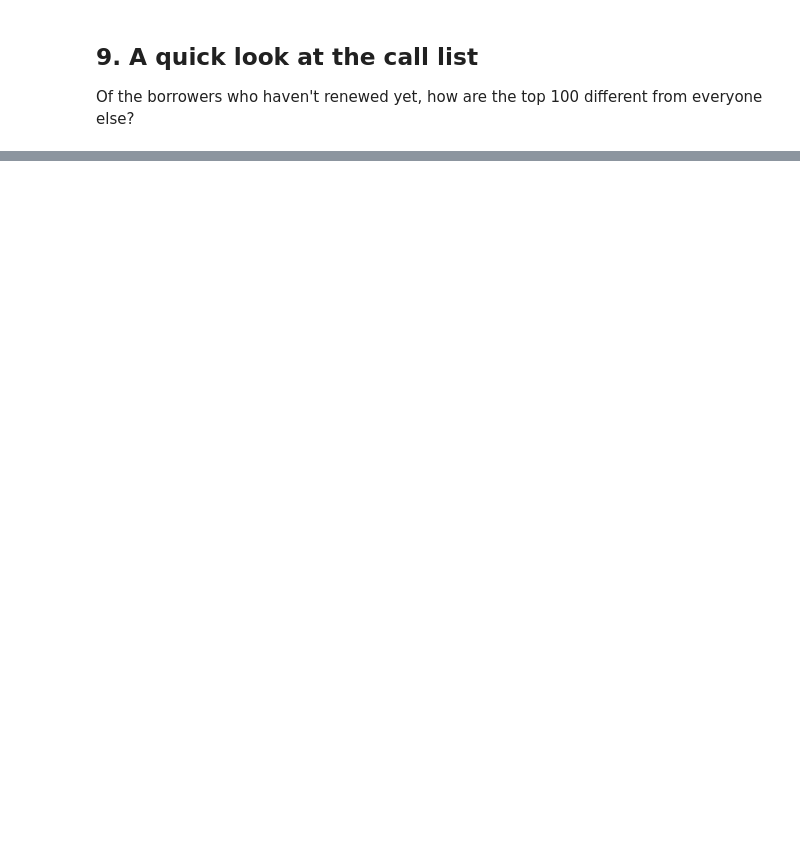
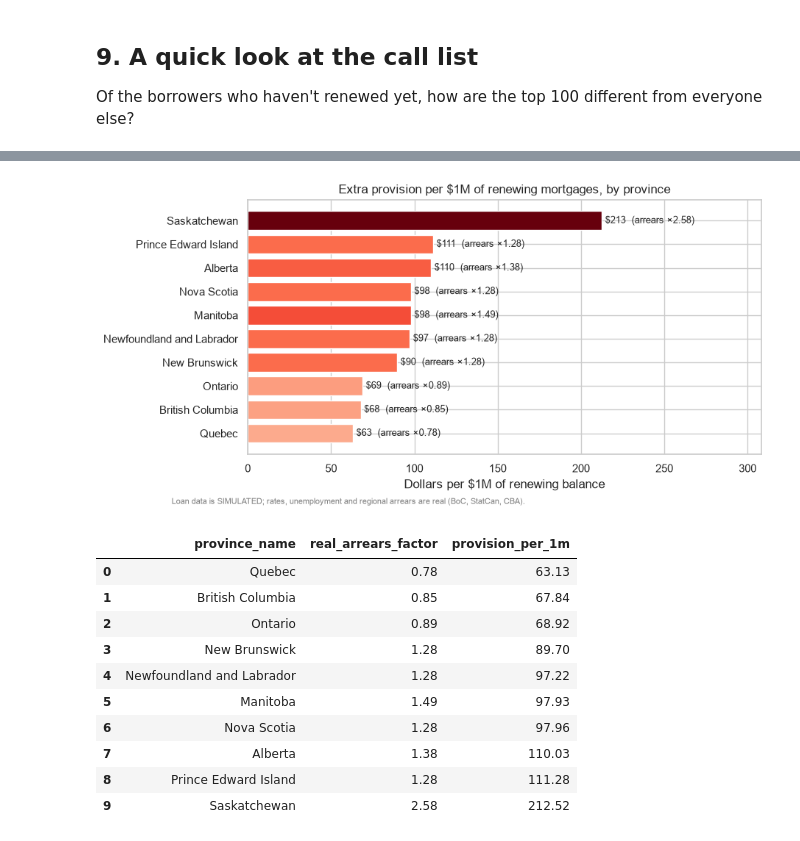
Before and after one commit to MokshJaiswal/canadian-credit-risk-analytics, a Jupyter notebook: notebooks/04_analysis_and_charts.ipynb, the cells around one changed output, grey strips where cells are left out. Drawn from its saved outputs; the diff is of its cells as text; code cells hidden in the pictures; blank space fills up the shorter version.

```diff
--- a/notebooks/04_analysis_and_charts.ipynb
+++ b/notebooks/04_analysis_and_charts.ipynb
@@ -280,0 +338,25 @@ con.close()
+# %%
+intensity = con.sql("""
+    SELECT p.province_name,
+           MAX(p.real_arrears_factor)                                   AS real_arrears_factor,
+           1e6 * SUM(r.incremental_provision) / SUM(r.balance_at_renewal) AS provision_per_1m
+    FROM mart.fact_renewal AS r
+    JOIN mart.dim_province AS p USING (province)
+    GROUP BY p.province_name
+    ORDER BY provision_per_1m
+""").df()
+
+fig, ax = plt.subplots(figsize=(9, 4.5))
+colors = sns.color_palette("Reds", as_cmap=True)(intensity["real_arrears_factor"] / intensity["real_arrears_factor"].max())
+ax.barh(intensity["province_name"], intensity["provision_per_1m"], color=colors)
+for y, (value, factor) in enumerate(zip(intensity["provision_per_1m"], intensity["real_arrears_factor"])):
+    ax.text(value + 2, y, f"${value:,.0f}  (arrears ×{factor:.2f})", va="center", fontsize=9)
+ax.set_title("Extra provision per $1M of renewing mortgages, by province")
+ax.set_xlabel("Dollars per $1M of renewing balance")
+ax.set_xlim(0, intensity["provision_per_1m"].max() * 1.45)
+fig.text(0.01, -0.04, SIMULATED_NOTE, fontsize=8, color="grey")
+save(fig, "12_provision_intensity_by_province")
+plt.show()
+
+intensity.round(2)
+# %% [output]
@@ -280,0 +364,12 @@ con.close()
+[figure, added]
+|  | province_name | real_arrears_factor | provision_per_1m |
+| 0 | Quebec | 0.78 | 63.13 |
+| 1 | British Columbia | 0.85 | 67.84 |
+| 2 | Ontario | 0.89 | 68.92 |
+| 3 | New Brunswick | 1.28 | 89.70 |
+| 4 | Newfoundland and Labrador | 1.28 | 97.22 |
+| 5 | Manitoba | 1.49 | 97.93 |
+| 6 | Nova Scotia | 1.28 | 97.96 |
+| 7 | Alberta | 1.38 | 110.03 |
+| 8 | Prince Edward Island | 1.28 | 111.28 |
+| 9 | Saskatchewan | 2.58 | 212.52 |
```
Also changed, not shown: parts of 20 cells of this notebook, 23 other files.
